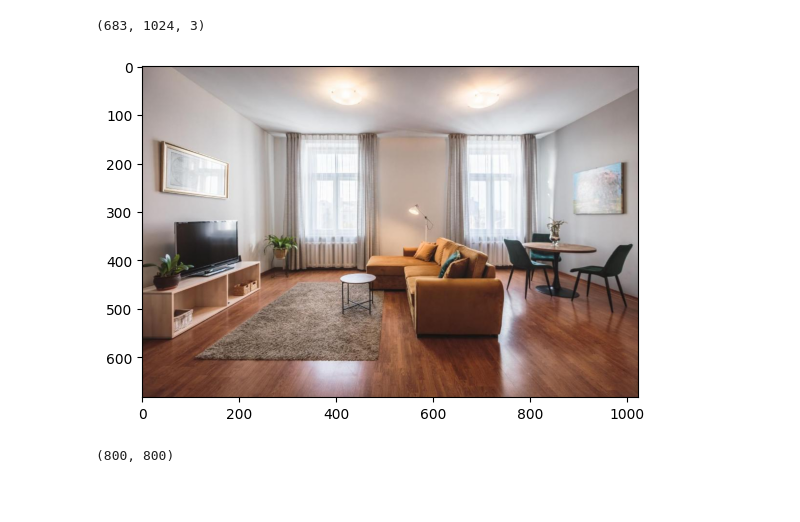
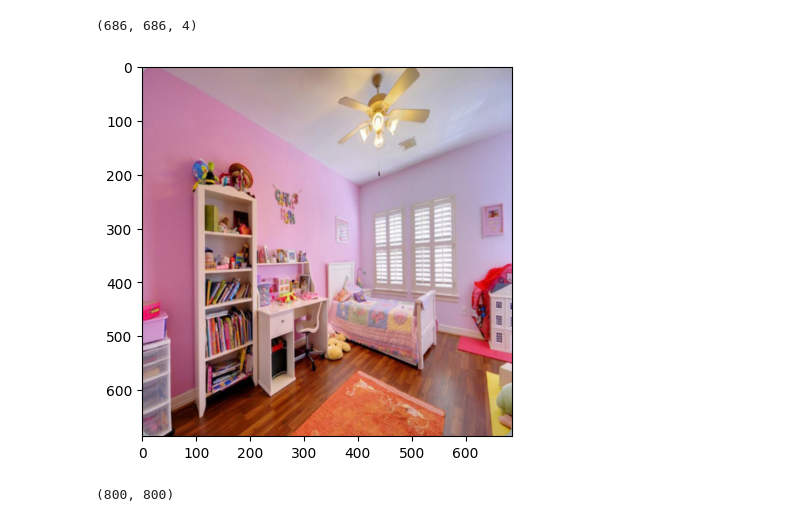
Before and after one commit to Rikharthu/bath_wall_segmentation_model, a Jupyter notebook: notebooks/coreml_inference_demo.ipynb, the cells around one changed output. Saved outputs shown, nothing was run; the diff lists cells and outputs as text; code cells hidden in the pictures; blank space fills up the shorter version.

```diff
--- a/notebooks/coreml_inference_demo.ipynb
+++ b/notebooks/coreml_inference_demo.ipynb
@@ -26,14 +26,14 @@ MODEL_PATH = "/Users/richardkuodis/Downloads/DeepLabV3Plus-mobileone_s3.mlpackag
 model = ct.models.MLModel(MODEL_PATH)
 spec = model.get_spec()
 # %%
-sample_image_path = './apartments.jpeg'
+sample_image_path = '/Users/richardkuodis/Downloads/IMG_0184.PNG'
 image = PIL.Image.open(sample_image_path)
 image = np.asarray(image)
 plt.imshow(image);
 image.shape
 # %% [output]
-(683, 1024, 3)
+(686, 686, 4)
-[figure, old version]
+[figure, new version]
 # %%
 img_width = spec.description.input[0].type.imageType.width
 img_height = spec.description.input[0].type.imageType.height
```
Also changed, not shown: parts of 9 cells of this notebook, 6 other files.
